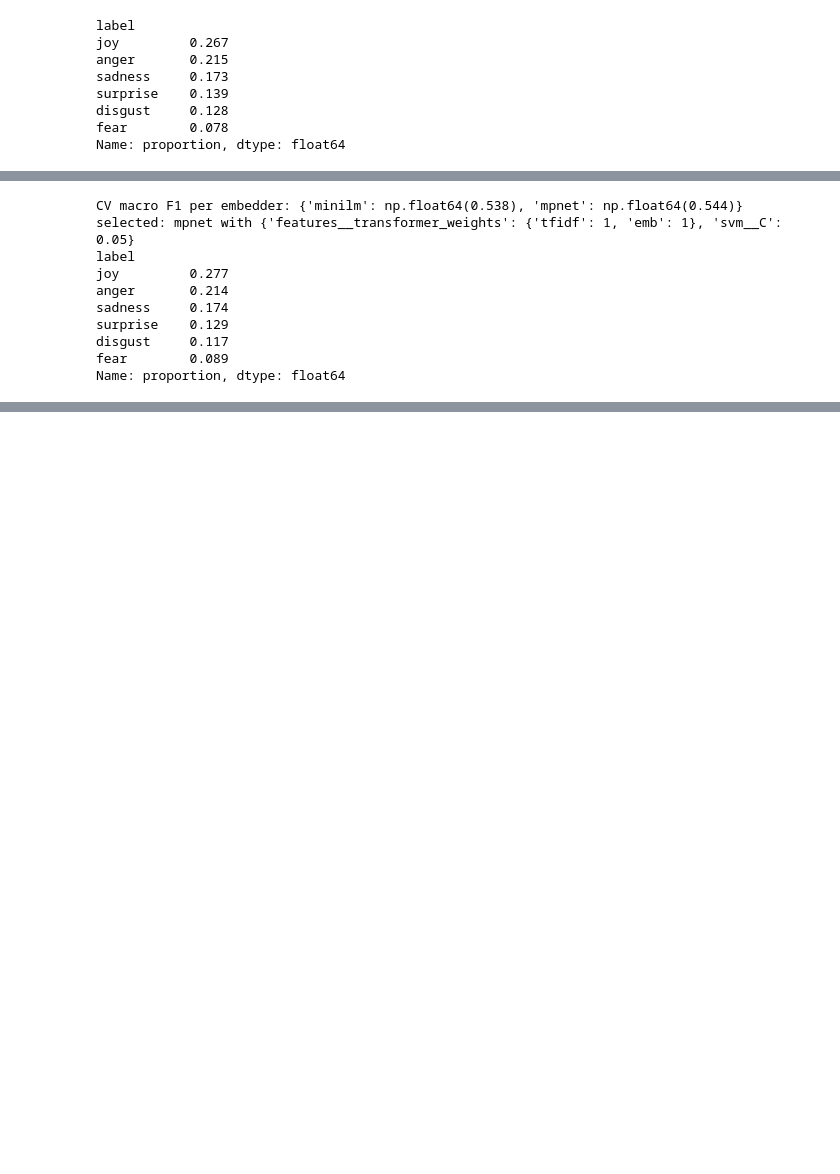
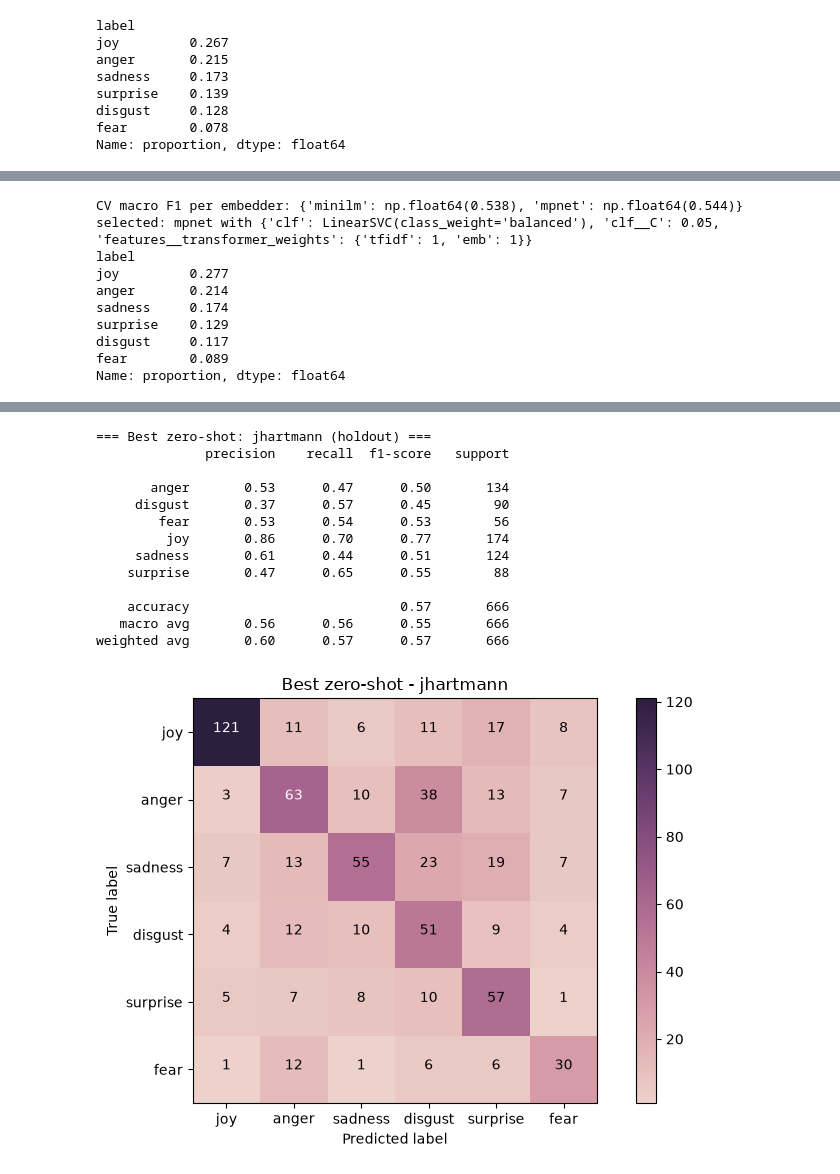
Before and after one commit to 0-Gixty-0/DM2026-Lab2-Exercise, a Jupyter notebook: DM2026-Lab2-Homework.ipynb, the cells around one changed output, grey strips where cells are left out. Saved outputs shown, nothing was run; the diff lists cells and outputs as text; code cells hidden in the pictures; blank space fills up the shorter version.

```diff
--- a/DM2026-Lab2-Homework.ipynb
+++ b/DM2026-Lab2-Homework.ipynb
@@ -619,3 +666,6 @@ Stratified:   (2660, 6826) (666, 6826)
+# %%
+feat_tr_df = train_df.loc[str_tr_df.index]
+feat_val_df = train_df.loc[str_val_df.index]
 # %% [markdown]
 ## 3. Model Implementation Steps
 # %%
@@ -656,6 +716,17 @@ def train_and_evaluate(X_train, y_train, X_val, y_val, title):
     print(classification_report(y_val, pred))
     plot_confusion_matrix(confusion_matrix(y_val, pred, labels=LABELS), LABELS, title=title)
     return clf, pred
+
+def to_six(logits, labels, kind):
+    """Raw model outputs -> probabilities over our 6 LABELS (columns in LABELS order)."""
+    idx = {l: i for i, l in enumerate(labels)}
+    if kind == "single":   # one softmax over all labels; keep our 6 and drop neutral
+        assert set(LABELS) <= set(labels)
+        six = softmax(logits, axis=1)[:, [idx[l] for l in LABELS]]
+    else:                  # independent sigmoids; the strongest member of each group
+        p = expit(logits)
+        six = np.column_stack([p[:, [idx[m] for m in EKMAN_GROUPS[l]]].max(axis=1) for l in LABELS])
+    return six / six.sum(axis=1, keepdims=True)  # renormalize over the 6 emotions
 # %%
 clf_un, pred_un = train_and_evaluate(X_tr_un, tr_df["label"],
                                      X_val_un, val_df["label"], "Unstratified")
@@ -709,7 +780,7 @@ param_grid = {
 
 skf = StratifiedKFold(n_splits=5, shuffle=True, random_state=SEED)
 search = GridSearchCV(pipe, param_grid, cv=skf, scoring="f1_macro",
-                      n_jobs=-1, return_train_score=True)
+                      n_jobs=6, return_train_score=True)
 search.fit(str_tr_df["tokens"], str_tr_df["label"]) # tune on the training split only
 
 results = pd.DataFrame(search.cv_results_)
@@ -835,11 +932,12 @@ emb_test_pred = emb_final_model.predict(test_df[best_cols])
 
 emb_submission = pd.DataFrame({"id": test_df["post_id"], "label": emb_test_pred})
 assert len(emb_submission) == 1440 and set(emb_submission["label"]) <= set(LABELS)
-emb_submission.to_csv(f"submission_tfidf_{best_short}_svm.csv", index=False)
+assert len(emb_submission) == len(sample) and set(emb_submission.id) == set(sample.post_id)
+emb_submission.to_csv(f"submission_tfidf_{best_short}_{best_clf_name}.csv", index=False)
 print(emb_submission["label"].value_counts(normalize=True).round(3))
 # %% [output]
 CV macro F1 per embedder: {'minilm': np.float64(0.538), 'mpnet': np.float64(0.544)}
-selected: mpnet with {'features__transformer_weights': {'tfidf': 1, 'emb': 1}, 'svm__C': 0.05}
+selected: mpnet with {'clf': LinearSVC(class_weight='balanced'), 'clf__C': 0.05, 'features__transformer_weights': {'tfidf': 1, 'emb': 1}}
 label
 joy         0.277
 anger       0.214
@@ -848,3 +946,29 @@ surprise    0.129
 disgust     0.117
 fear        0.089
 Name: proportion, dtype: float64
+# %%
+comparison = [row for row in comparison if "zero-shot" not in row["model"]]  # no duplicate rows on re-run
+
+pt_results = {}
+for short in EMOTION_MODELS:
+    probs = {name: to_six(np.vstack(df[f"emo_{short}"]), EMO_LABELS[short], EMOTION_KIND[short])
+             for name, df in [("holdout", feat_val_df), ("train", train_df)]}
+    pt_val_pred = np.array(LABELS)[probs["holdout"].argmax(axis=1)]
+    pt_train_pred = np.array(LABELS)[probs["train"].argmax(axis=1)]
+
+    pt_results[short] = {"val_pred": pt_val_pred,
+                         "train_f1": f1_score(train_df["label"], pt_train_pred, average="macro")}
+    comparison.append({"model": f"{short} zero-shot",
+                       "holdout_macro_f1": f1_score(feat_val_df["label"], pt_val_pred, average="macro"),
+                       "train_macro_f1": pt_results[short]["train_f1"]})
+
+with pd.option_context("display.max_colwidth", None):
+    display(pd.DataFrame(comparison).round(3))
+
+# Select on all of train (nothing was fitted, so no leakage), then report on the holdout
+best_pt = max(pt_results, key=lambda short: pt_results[short]["train_f1"])
+print(f"=== Best zero-shot: {best_pt} (holdout) ===")
+print(classification_report(feat_val_df["label"], pt_results[best_pt]["val_pred"]))
+plot_confusion_matrix(confusion_matrix(feat_val_df["label"], pt_results[best_pt]["val_pred"], labels=LABELS),
+                      LABELS, title=f"Best zero-shot - {best_pt}")
+# %% [output]
@@ -850,0 +981,14 @@ Name: proportion, dtype: float64
+=== Best zero-shot: jhartmann (holdout) ===
+              precision    recall  f1-score   support
+
+       anger       0.53      0.47      0.50       134
+     disgust       0.37      0.57      0.45        90
+        fear       0.53      0.54      0.53        56
+         joy       0.86      0.70      0.77       174
+     sadness       0.61      0.44      0.51       124
+    surprise       0.47      0.65      0.55        88
+
+    accuracy                           0.57       666
+   macro avg       0.56      0.56      0.55       666
+weighted avg       0.60      0.57      0.57       666
+[figure, added]
```
Also changed, not shown: parts of 10 cells of this notebook.
